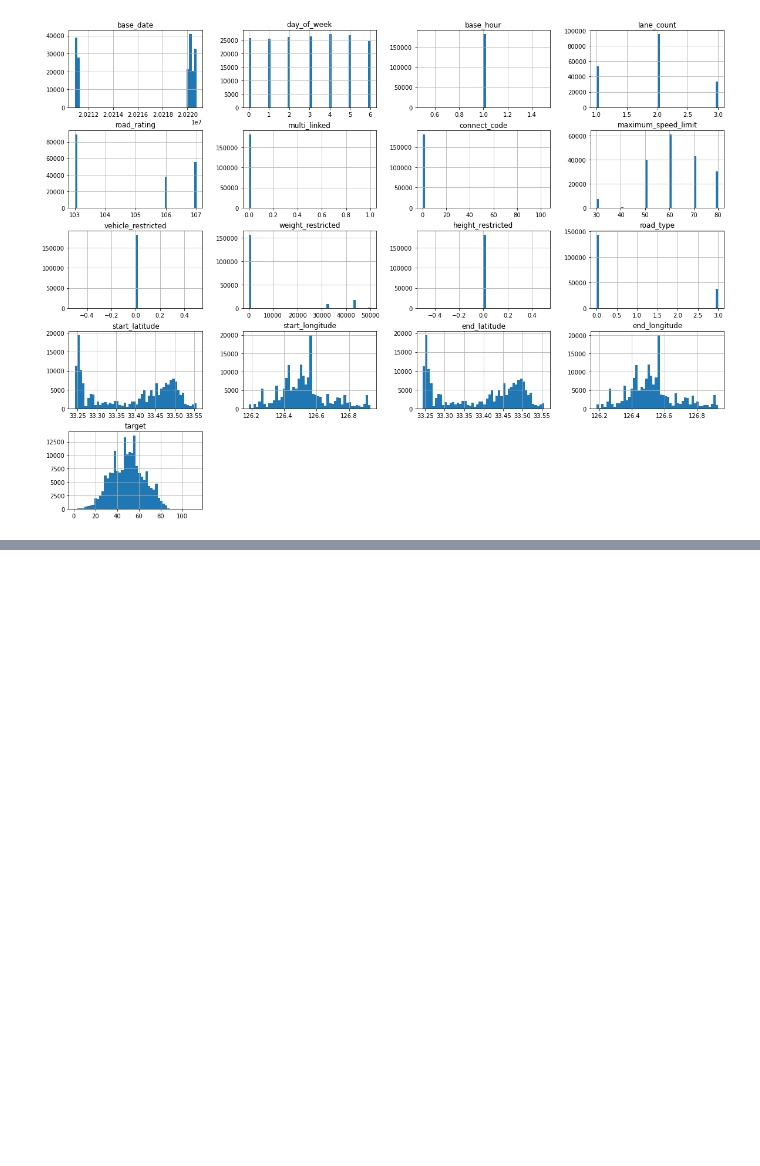
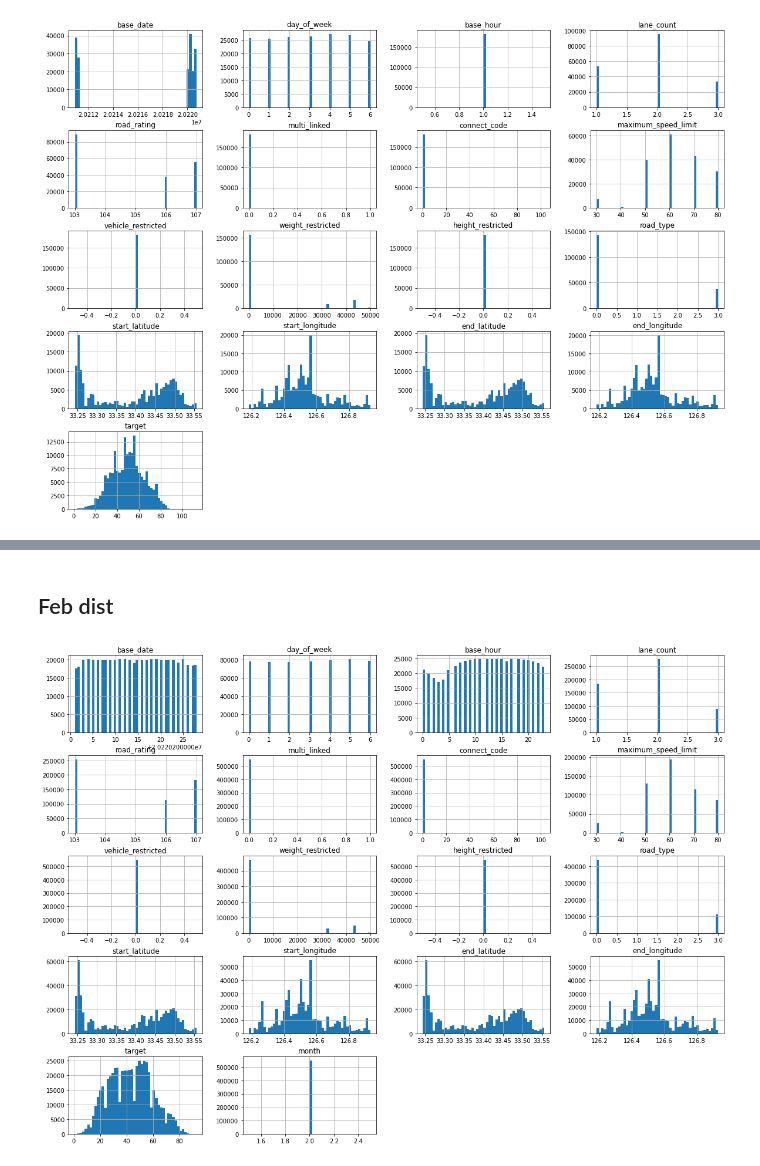
Before and after one commit to noodle-s/Jeju-road-traffic-prediction, a Jupyter notebook: EDA/EDA_oym.ipynb, the cells around one changed output, grey strips where cells are left out. Drawn from its saved outputs; the diff is of its cells as text; code cells hidden in the pictures; blank space fills up the shorter version.

```diff
--- a/EDA/EDA_oym.ipynb
+++ b/EDA/EDA_oym.ipynb
@@ -76,0 +136,8 @@ plt.show()
+# %% [markdown]
+## Feb dist
+# %%
+feb_data = data[data['month'] == 2]
+feb_data.hist(bins=50, figsize=(20, 15))
+plt.show()
+# %% [output]
+[figure, added]
```
Also changed, not shown: parts of 7 cells of this notebook.
